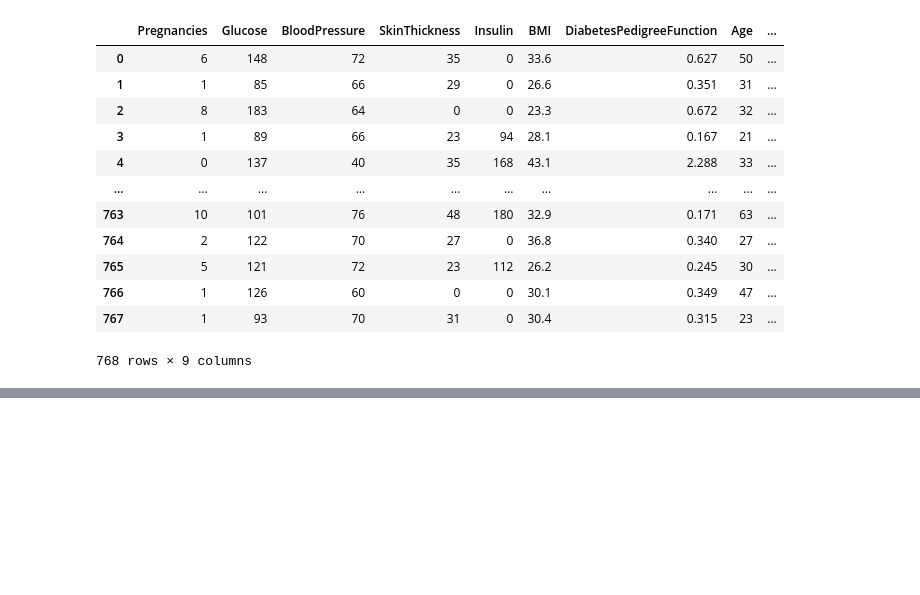
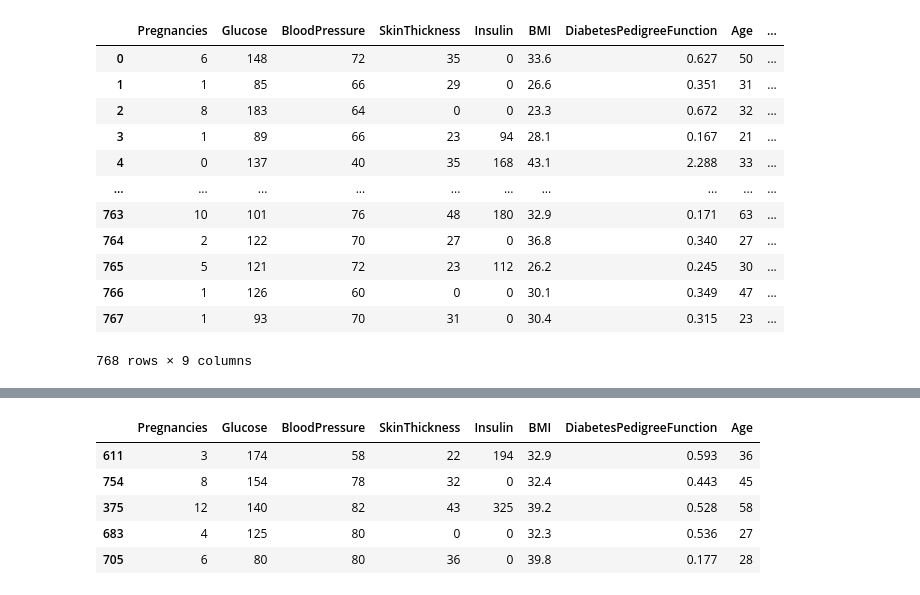
Before and after one commit to Rajeiha/Diabetes-Prediction, a Jupyter notebook: Code.ipynb, the cells around one changed output, grey strips where cells are left out. Cells and saved outputs as stored; diff of their text form; code cells hidden in the pictures; blank space fills up the shorter version.

Commit message:
Split Data set

```diff
--- a/Code.ipynb
+++ b/Code.ipynb
@@ -105,0 +110,4 @@ df.dropna()
+# %%
+x = df.iloc[:,df.columns!='Outcome']  #data
+# %%
+y = df.iloc[:,df.columns=='Outcome']  #label
@@ -105,0 +151,11 @@ df.dropna()
+# %%
+xtrain, xtest, ytrain, ytest = train_test_split(x,y,test_size=0.2) # split data set, 20% test data set and 80% train data set
+# %%
+xtrain.head()
+# %% [output]
+|  | Pregnancies | Glucose | BloodPressure | SkinThickness | Insulin | BMI | DiabetesPedigreeFunction | Age |
+| 611 | 3 | 174 | 58 | 22 | 194 | 32.9 | 0.593 | 36 |
+| 754 | 8 | 154 | 78 | 32 | 0 | 32.4 | 0.443 | 45 |
+| 375 | 12 | 140 | 82 | 43 | 325 | 39.2 | 0.528 | 58 |
+| 683 | 4 | 125 | 80 | 0 | 0 | 32.3 | 0.536 | 27 |
+| 705 | 6 | 80 | 80 | 36 | 0 | 39.8 | 0.177 | 28 |
```
Also changed, not shown: parts of 7 cells of this notebook.
